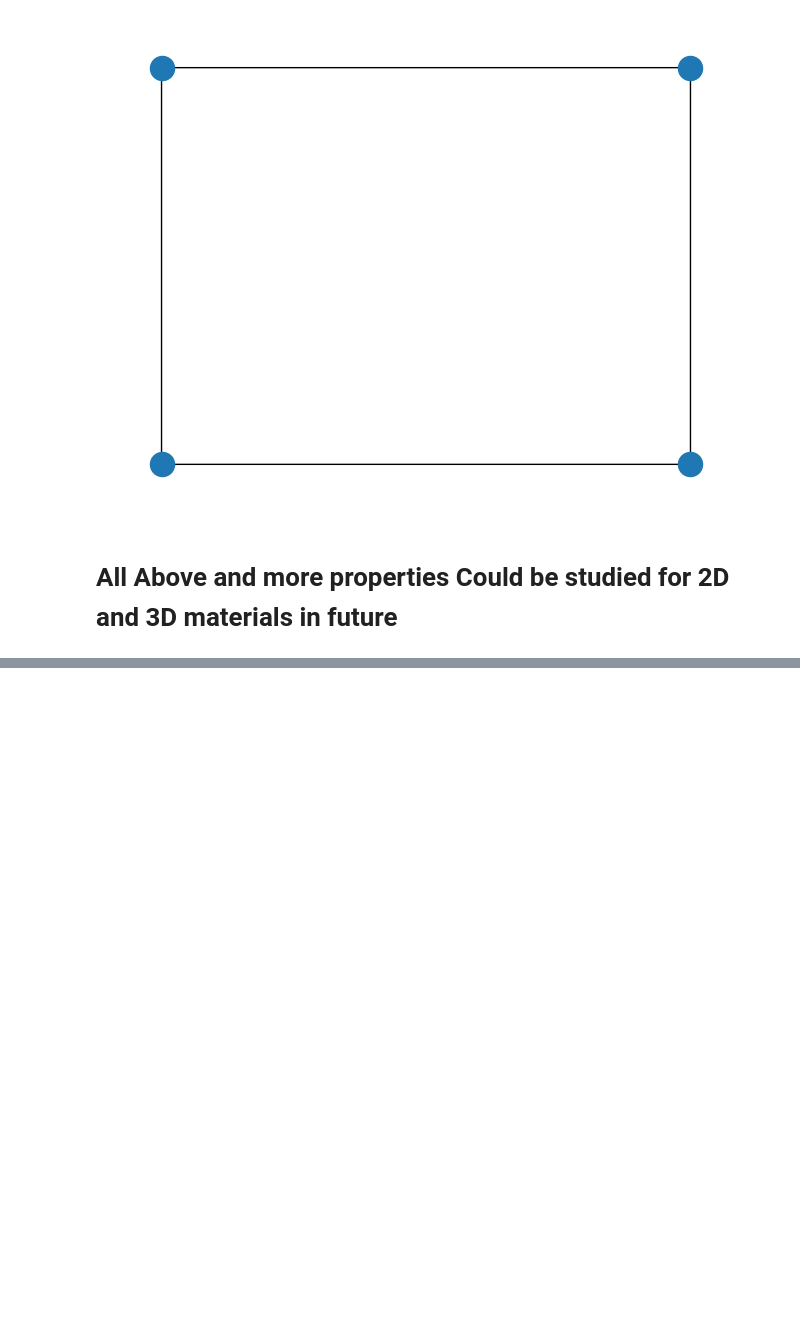
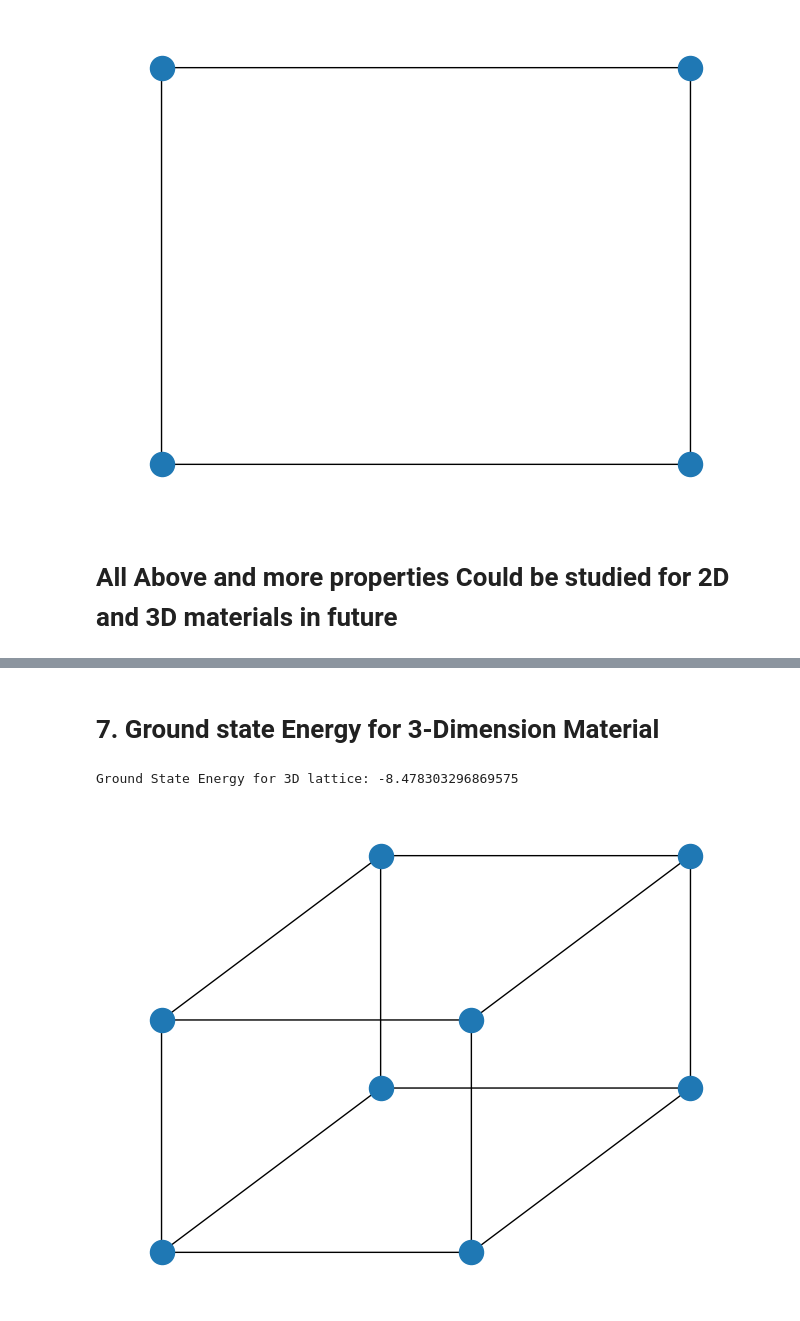
Before and after one commit to Arunsehrawat400/Arun-Qiskit, a Jupyter notebook: Lattice_Model.ipynb, the cells around one changed output, grey strips where cells are left out. Drawn from its saved outputs; the diff is of its cells as text; code cells hidden in the pictures; blank space fills up the shorter version.

```diff
--- a/Lattice_Model.ipynb
+++ b/Lattice_Model.ipynb
@@ -396,0 +455,65 @@ Ground State Energy: -3.6272130052966642
+# %% [markdown]
+# **7. Ground state Energy for 3-Dimension Material**
+# %%
+import numpy as np
+from math import pi
+from qiskit_nature.second_q.hamiltonians.lattices import HyperCubicLattice, BoundaryCondition, LatticeDrawStyle
+from qiskit_nature.second_q.hamiltonians import FermiHubbardModel
+from qiskit_nature.second_q.problems import LatticeModelProblem
+from qiskit_algorithms import NumPyMinimumEigensolver
+from qiskit_nature.second_q.mappers import JordanWignerMapper
+from qiskit_nature.second_q.algorithms import GroundStateEigensolver
+
+# Define 3D lattice parameters
+import resource
+
+size = (2, 2, 2)  # Dimensions of the 3D lattice
+boundary_condition = (
+    BoundaryCondition.OPEN,
+    BoundaryCondition.OPEN,
+    BoundaryCondition.OPEN,
+)
+
+t = -1.0  # Hopping term
+v = 0.0   # Onsite potential
+u = 2.0   # Coulomb repulsion
+
+# Function to map index to 3D coordinates
+def indextocoord_3d(index: int, size: tuple, angle) -> list:
+    z = index // (size[0] * size[1])
+    a = index % (size[0] * size[1])
+    y = a // size[0]
+    x = a % size[0]
+    vec_x = np.array([1, 0])
+    vec_y = np.array([np.cos(angle), np.sin(angle)])
+    vec_z = np.array([0, 1])
+    return_coord = x * vec_x + y * vec_y + z * vec_z
+    return return_coord.tolist()
+
+# Define position dictionary for drawing the lattice
+pos = dict([(index, indextocoord_3d(index, size, angle=pi / 4)) for index in range(np.prod(size))])
+
+# Setup cubic lattice and Fermi-Hubbard model for a 3D system
+cubic_lattice = HyperCubicLattice(size=size, boundary_condition=boundary_condition)
+cubic_lattice.draw(style=LatticeDrawStyle(pos=pos))
+
+fhm = FermiHubbardModel(
+    cubic_lattice.uniform_parameters(
+        uniform_interaction=t,
+        uniform_onsite_potential=v
+    ),
+    onsite_interaction=u
+)
+
+# Problem setup and solving
+lmp = LatticeModelProblem(fhm)
+numpy_solver = NumPyMinimumEigensolver()
+qubit_mapper = JordanWignerMapper()
+calc = GroundStateEigensolver(qubit_mapper, numpy_solver)
+res = calc.solve(lmp)
+
+# Display result
+print("Ground State Energy for 3D lattice:", res.groundenergy)
+# %% [output]
+Ground State Energy for 3D lattice: -8.478303296869575
+[figure, added]
```
Also changed, not shown: parts of 1 cell of this notebook.
